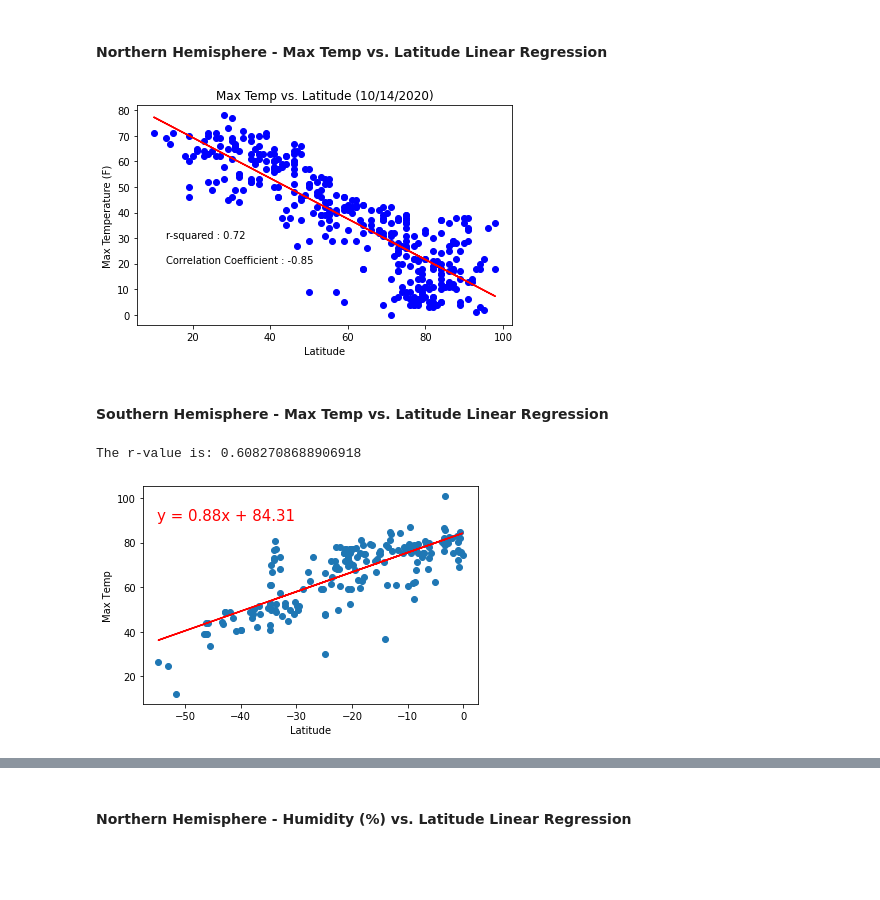
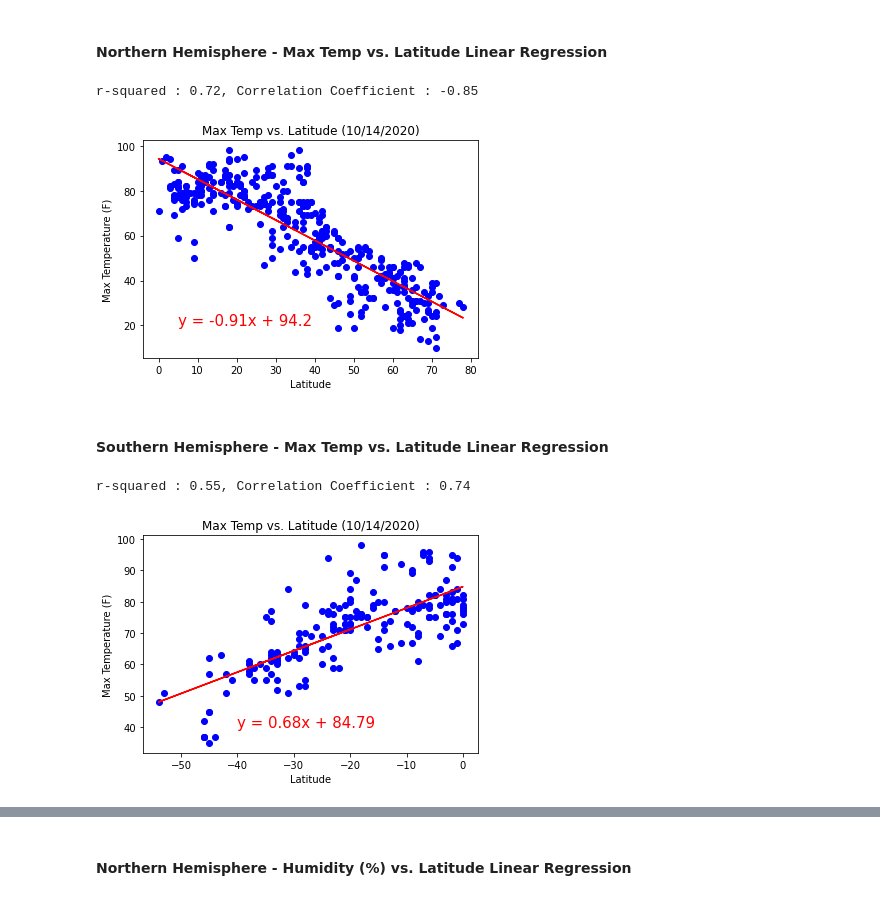
Before and after one commit to Shayoconnell7/python-api-challenge, a Jupyter notebook: WeatherPy/WeatherPy.ipynb, the cells around one changed output, grey strips where cells are left out. Drawn from its saved outputs; the diff is of its cells as text; code cells hidden in the pictures; blank space fills up the shorter version.

Commit message:
added line equations

```diff
--- a/WeatherPy/WeatherPy.ipynb
+++ b/WeatherPy/WeatherPy.ipynb
@@ -142,7 +142,3 @@ city_df.head()
 | rikitea | -23.12 | -134.97 | 73.9 | 79 | 53 | 18.21 | PF | 1602703387 |
 | esperance | -33.87 | 121.9 | 57.2 | 100 | 90 | 9.17 | AU | 1602703846 |
 | puerto ayacucho | 5.66 | -67.62 | 89.64 | 60 | 0 | 4.72 | VE | 1602704006 |
-# %%
-filepath = ("Output File/city_data.csv")
-city_data = pd.read_csv(filepath)
-city_data.head()
@@ -304,45 +301,52 @@ shum = s_lat['Humidity'].astype(int)
 # %% [markdown]
 ####  Northern Hemisphere - Max Temp vs. Latitude Linear Regression
 # %%
-(slope, intercept, rvalue, pvalue, stderr) = linregress(ntemp,n_lat_int)
-regress_values = ntemp * slope + intercept
+(slope, intercept, rvalue, pvalue, stderr) = linregress(n_lat_int, ntemp)
+regress_values = n_lat_int * slope + intercept
 
 
-plt.scatter(ntemp, n_lat_int, marker='o', facecolors='blue')
-plt.plot(ntemp,regress_values,"r-")
+plt.scatter(n_lat_int,ntemp, marker='o', facecolors='blue')
+plt.plot(n_lat_int,regress_values,"r-")
 
-rsquared = f"r-squared : {(round(rvalue**2,2))}"
-cc = f"Correlation Coefficient : {round(st.pearsonr(ntemp,n_lat_int)[0],2)}"
-plt.annotate(rsquared, (13, 30))
-plt.annotate(cc, (13, 20))
+
+line_eq = "y = " + str(round(slope,2)) + "x + " + str(round(intercept,2))
+rsquared = f"r-squared : {(round(rvalue**2,2))},"
+cc = f"Correlation Coefficient : {round(st.pearsonr(n_lat_int, ntemp)[0],2)}"
+
+plt.annotate(line_eq,(5, 20),fontsize=15,color="red")
+print(rsquared, cc)
+
 plt.xlabel("Latitude")
 plt.ylabel("Max Temperature (F)")
 plt.title("Max Temp vs. Latitude (10/14/2020)")
-plt.tight_layout()
+
 
 plt.show()
 # %% [output]
+r-squared : 0.72, Correlation Coefficient : -0.85
-[figure, old version]
+[figure, new version]
 # %% [markdown]
 ####  Southern Hemisphere - Max Temp vs. Latitude Linear Regression
 # %%
-(slope, intercept, rvalue, pvalue, stderr) = linregress(stemp,s_lat_int)
-regress_values = stemp * slope + intercept
+(slope, intercept, rvalue, pvalue, stderr) = linregress(s_lat_int,stemp)
+regress_values = s_lat_int * slope + intercept
 
 
-plt.scatter(stemp, s_lat_int, marker='o', facecolors='blue')
-plt.plot(stemp,regress_values,"r-")
+plt.scatter(s_lat_int, stemp, marker='o', facecolors='blue')
+plt.plot(s_lat_int, regress_values,"r-")
 
-rsquared = f"r-squared : {(round(rvalue**2,2))}"
+line_eq = "y = " + str(round(slope,2)) + "x + " + str(round(intercept,2))
+rsquared = f"r-squared : {(round(rvalue**2,2))},"
 cc = f"Correlation Coefficient : {round(st.pearsonr(stemp,s_lat_int)[0],2)}"
-plt.annotate(rsquared, (13, 30))
-plt.annotate(cc, (13, 20))
+
+plt.annotate(line_eq,(-40, 40),fontsize=15,color="red")
+print(rsquared, cc)
+
 plt.xlabel("Latitude")
 plt.ylabel("Max Temperature (F)")
 plt.title("Max Temp vs. Latitude (10/14/2020)")
-plt.tight_layout()
 
 plt.show()
 # %% [output]
-The r-value is: 0.6082708688906918
+r-squared : 0.55, Correlation Coefficient : 0.74
-[figure, old version]
+[figure, new version]
```
Also changed, not shown: parts of 10 cells of this notebook, 1 other file.
